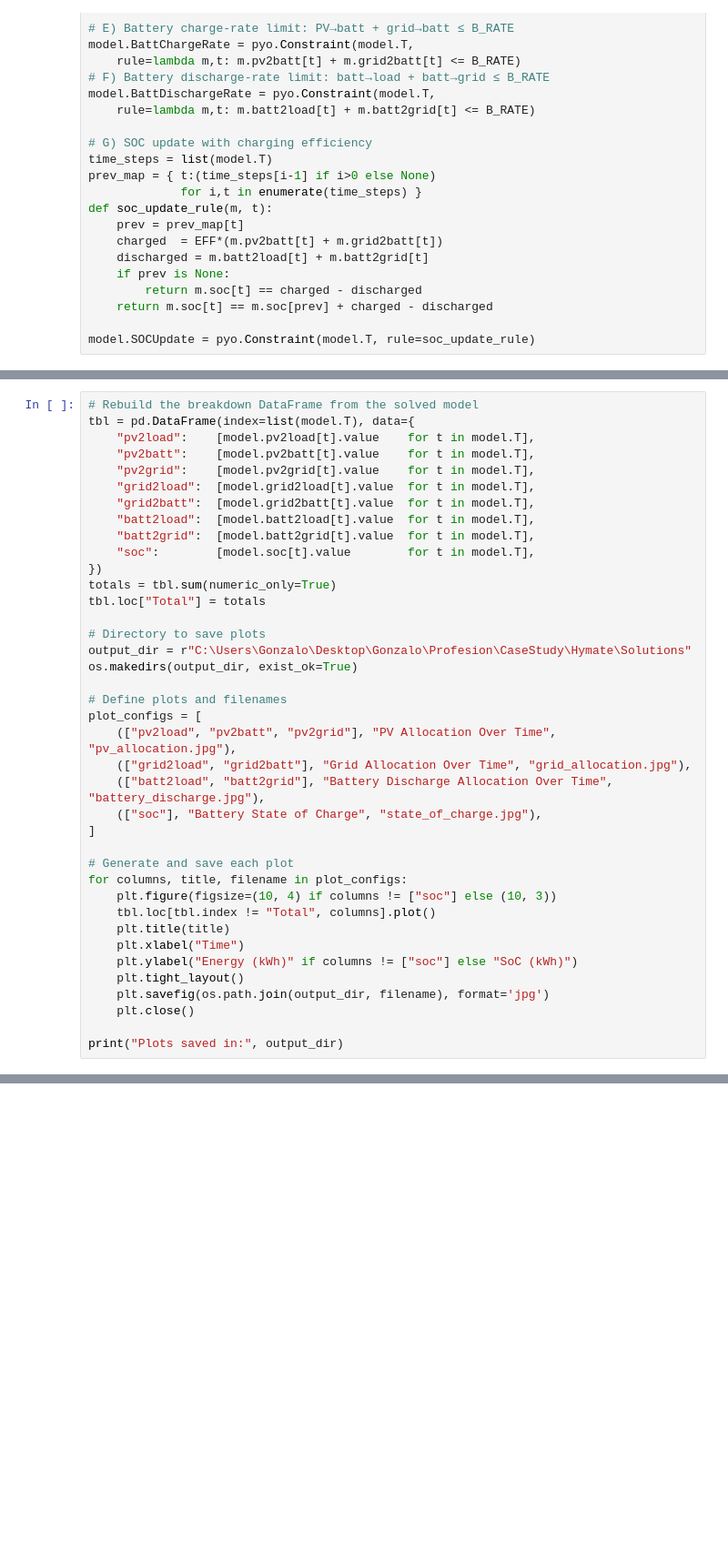
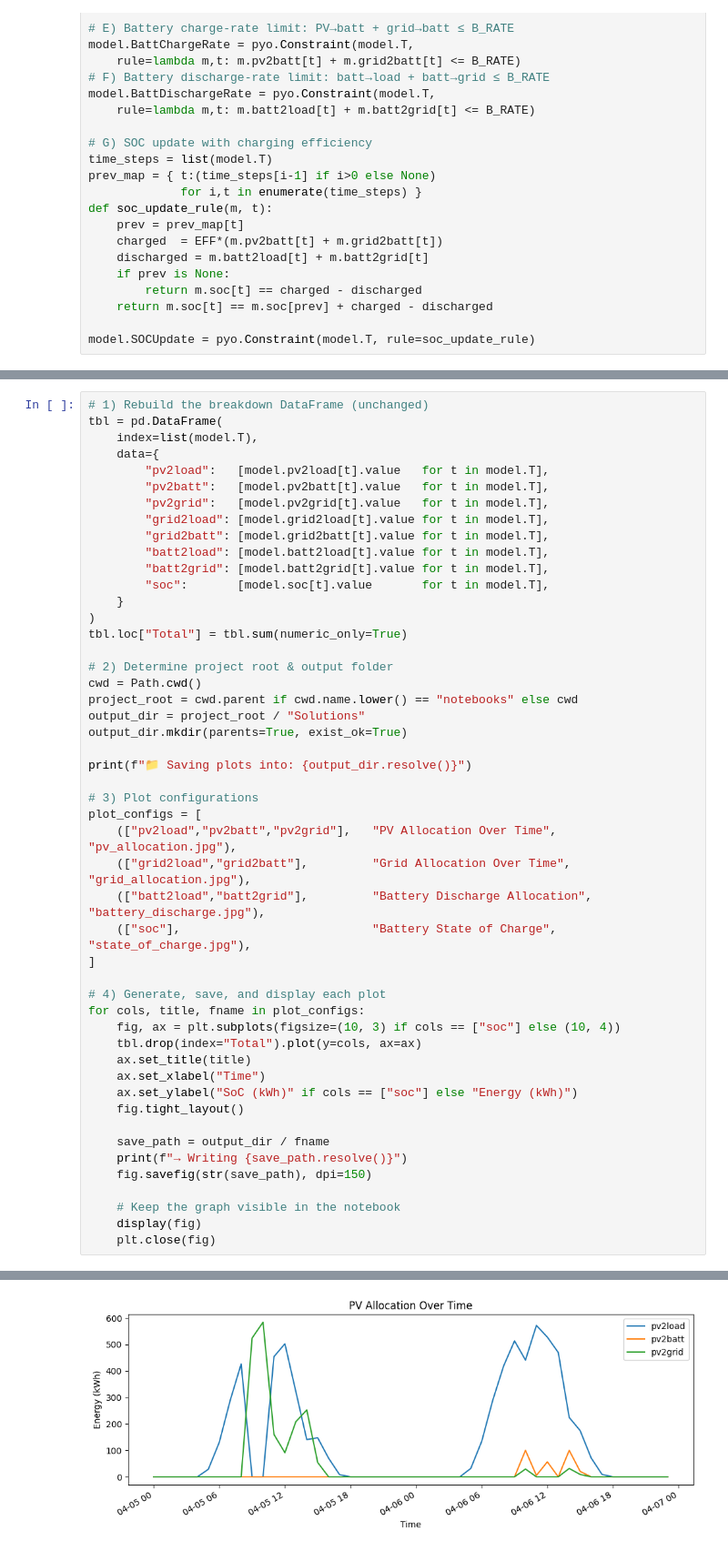
Before and after one commit to Geulerc/Hymate, a Jupyter notebook: notebooks/Technical_ass.ipynb, the cells around one changed output, grey strips where cells are left out. Shown at 91% size. Saved outputs shown, nothing was run; the diff lists cells and outputs as text; blank space fills up the shorter version.

```diff
--- a/notebooks/Technical_ass.ipynb
+++ b/notebooks/Technical_ass.ipynb
@@ -245,42 +307,52 @@ Total time (CPU seconds):       0.11   (Wallclock seconds):       0.12
 Termination condition: optimal
 Minimized total cost: €1425.89
 # %%
-# Rebuild the breakdown DataFrame from the solved model
-tbl = pd.DataFrame(index=list(model.T), data={
-    "pv2load":    [model.pv2load[t].value    for t in model.T],
-    "pv2batt":    [model.pv2batt[t].value    for t in model.T],
-    "pv2grid":    [model.pv2grid[t].value    for t in model.T],
-    "grid2load":  [model.grid2load[t].value  for t in model.T],
-    "grid2batt":  [model.grid2batt[t].value  for t in model.T],
-    "batt2load":  [model.batt2load[t].value  for t in model.T],
-    "batt2grid":  [model.batt2grid[t].value  for t in model.T],
-    "soc":        [model.soc[t].value        for t in model.T],
-})
-totals = tbl.sum(numeric_only=True)
-tbl.loc["Total"] = totals
+# 1) Rebuild the breakdown DataFrame (unchanged)
+tbl = pd.DataFrame(
+    index=list(model.T),
+    data={
+        "pv2load":   [model.pv2load[t].value   for t in model.T],
+        "pv2batt":   [model.pv2batt[t].value   for t in model.T],
+        "pv2grid":   [model.pv2grid[t].value   for t in model.T],
+        "grid2load": [model.grid2load[t].value for t in model.T],
+        "grid2batt": [model.grid2batt[t].value for t in model.T],
+        "batt2load": [model.batt2load[t].value for t in model.T],
+        "batt2grid": [model.batt2grid[t].value for t in model.T],
+        "soc":       [model.soc[t].value       for t in model.T],
+    }
+)
+tbl.loc["Total"] = tbl.sum(numeric_only=True)
 
-# Directory to save plots
-output_dir = r"C:\Users\Gonzalo\Desktop\Gonzalo\Profesion\CaseStudy\Hymate\Solutions"
-os.makedirs(output_dir, exist_ok=True)
+# 2) Determine project root & output folder
+cwd = Path.cwd()
+project_root = cwd.parent if cwd.name.lower() == "notebooks" else cwd
+output_dir = project_root / "Solutions"
+output_dir.mkdir(parents=True, exist_ok=True)
 
-# Define plots and filenames
+print(f"📁 Saving plots into: {output_dir.resolve()}")
+
+# 3) Plot configurations
 plot_configs = [
-    (["pv2load", "pv2batt", "pv2grid"], "PV Allocation Over Time", "pv_allocation.jpg"),
-    (["grid2load", "grid2batt"], "Grid Allocation Over Time", "grid_allocation.jpg"),
-    (["batt2load", "batt2grid"], "Battery Discharge Allocation Over Time", "battery_discharge.jpg"),
-    (["soc"], "Battery State of Charge", "state_of_charge.jpg"),
+    (["pv2load","pv2batt","pv2grid"],   "PV Allocation Over Time",      "pv_allocation.jpg"),
+    (["grid2load","grid2batt"],         "Grid Allocation Over Time",    "grid_allocation.jpg"),
+    (["batt2load","batt2grid"],         "Battery Discharge Allocation", "battery_discharge.jpg"),
+    (["soc"],                           "Battery State of Charge",      "state_of_charge.jpg"),
 ]
 
-# Generate and save each plot
-for columns, title, filename in plot_configs:
-    plt.figure(figsize=(10, 4) if columns != ["soc"] else (10, 3))
-    tbl.loc[tbl.index != "Total", columns].plot()
-    plt.title(title)
-    plt.xlabel("Time")
-    plt.ylabel("Energy (kWh)" if columns != ["soc"] else "SoC (kWh)")
-    plt.tight_layout()
-    plt.savefig(os.path.join(output_dir, filename), format='jpg')
-    plt.close()
+# 4) Generate, save, and display each plot
+for cols, title, fname in plot_configs:
+    fig, ax = plt.subplots(figsize=(10, 3) if cols == ["soc"] else (10, 4))
+    tbl.drop(index="Total").plot(y=cols, ax=ax)
+    ax.set_title(title)
+    ax.set_xlabel("Time")
+    ax.set_ylabel("SoC (kWh)" if cols == ["soc"] else "Energy (kWh)")
+    fig.tight_layout()
 
-print("Plots saved in:", output_dir)
+    save_path = output_dir / fname
+    print(f"→ Writing {save_path.resolve()}")
+    fig.savefig(str(save_path), dpi=150)
+
+    # Keep the graph visible in the notebook
+    display(fig)
+    plt.close(fig)
 # %% [output]
@@ -287,0 +361 @@ Plots saved in: C:\Users\Gonzalo\Desktop\Gonzalo\Profesion\CaseStudy\Hymate\Solu
+[figure, added]
```
Also changed, not shown: parts of 8 cells of this notebook, 13 other files.
